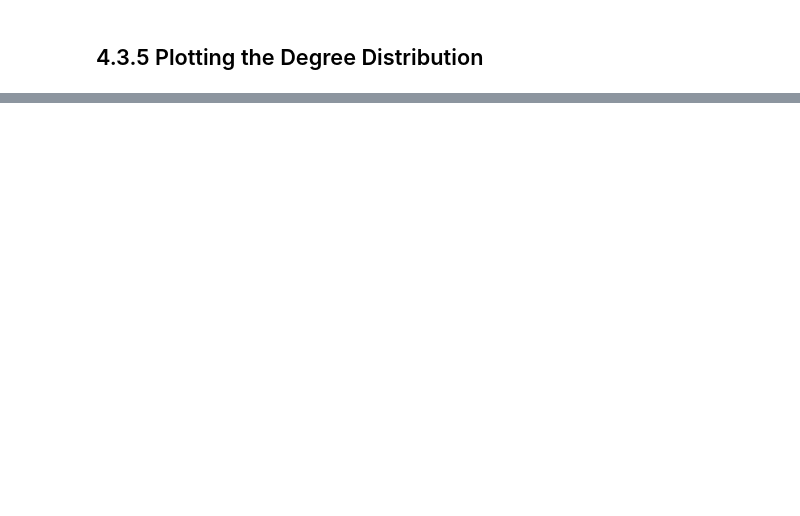
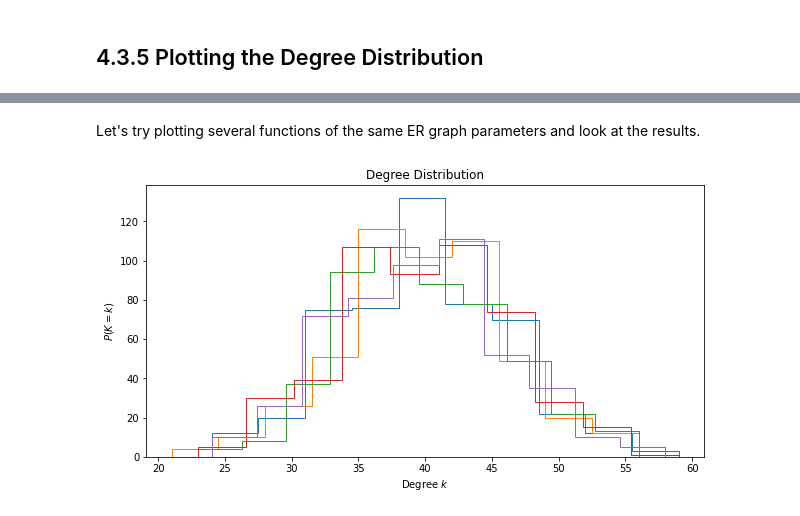
Before and after one commit to akhilkarra/python-lab, a Jupyter notebook: notebooks/PH526x/week4/week4_notes.ipynb, the cells around one changed output, grey strips where cells are left out. Cells and saved outputs as stored; diff of their text form; code cells hidden in the pictures; blank space fills up the shorter version.

```diff
--- a/notebooks/PH526x/week4/week4_notes.ipynb
+++ b/notebooks/PH526x/week4/week4_notes.ipynb
@@ -618,2 +616,17 @@ plt.show()  # show the plot
 # %% [markdown]
 ## 4.3.5 Plotting the Degree Distribution
+# %%
+def plot_degree_distribution(G: nx.Graph) -> None:
+    """
+    Plot the degree distribution of a graph.
+
+    :param G: the graph to plot the degree distribution of
+    """
+    from matplotlib.pyplot import hist, xlabel, ylabel, title
+
+    degree_sequence = [d for n, d in G.degree()]
+    hist(degree_sequence, histtype="step")  # plot the degree distribution
+
+    xlabel("Degree $k$")  # label the x-axis
+    ylabel("$P(K=k)$")  # label the y-axis
+    title("Degree Distribution")  # label the title
@@ -619,0 +641,11 @@ plt.show()  # show the plot
+# %% [markdown]
+Let's try plotting several functions of the same ER graph parameters and look at the results.
+# %%
+plt.figure(figsize=(10, 5))  # create a figure
+
+for graph in range(5):
+    plot_degree_distribution(er_graph(500, 0.08))
+
+plt.show()
+# %% [output]
+[figure, added]
```
Also changed, not shown: parts of 7 cells of this notebook.
